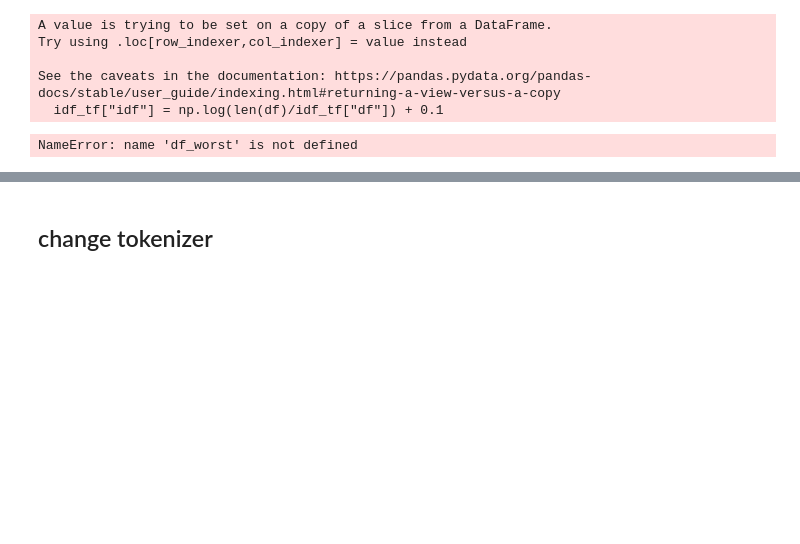
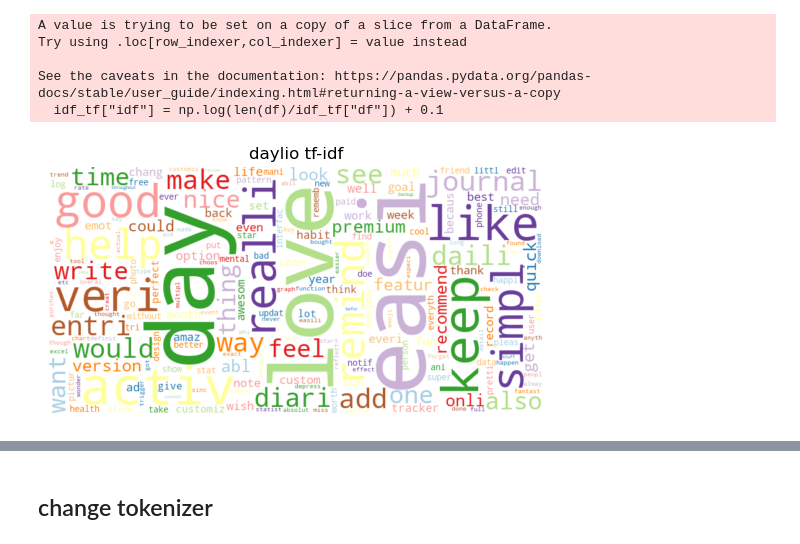
Before and after one commit to morgenmuesli/master_thesis_mood_tracker, a Jupyter notebook: notebooks/tfidf_test.ipynb, the cells around one changed output, grey strips where cells are left out. Saved outputs shown, nothing was run; the diff lists cells and outputs as text; code cells hidden in the pictures; blank space fills up the shorter version.

```diff
--- a/notebooks/tfidf_test.ipynb
+++ b/notebooks/tfidf_test.ipynb
@@ -175,10 +179,10 @@ See the caveats in the documentation: https://pandas.pydata.org/pandas-docs/stab
 # %%
 freq_df["tfidf"] = freq_df["freq"] * idf_df["idf"]
 # %%
-df_worst["tfidf"] = df_worst["freq"] * idf_df["idf"]
+freq_daylio["tfidf"] = freq_daylio["freq"] * idf_df["idf"]
-# %% [output]
-NameError: name 'df_worst' is not defined
 # %%
-wordcloud(df_worst["tfidf"], title="worst tf-idf", stopwords=["app", "use", "great"])
+wordcloud(freq_daylio["tfidf"], title="daylio tf-idf", stopwords=["app", "use", "great"])
+# %% [output]
+[figure, added]
 # %%
 wordcloud(freq_daylio["freq"], title="daylio tf",  stopwords=["app", "use", "great"])
```
Also changed, not shown: parts of 19 cells of this notebook, 18 other files.
